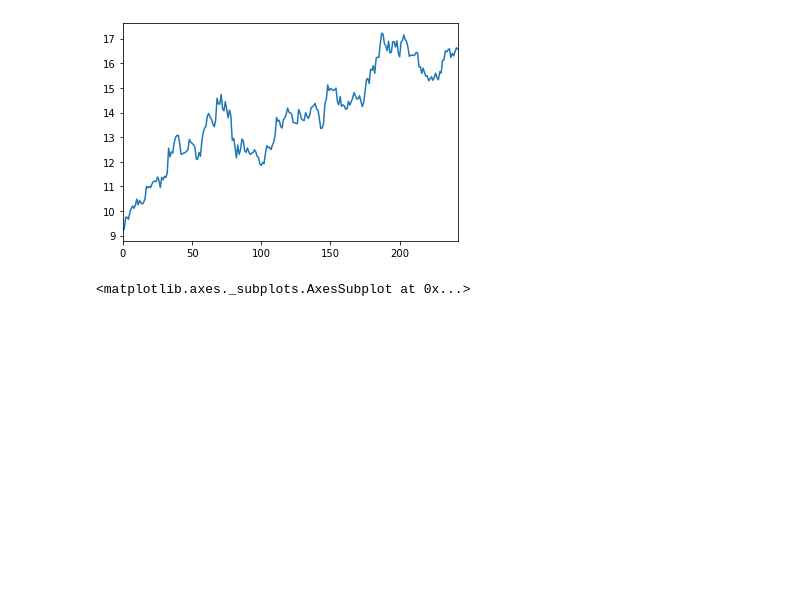
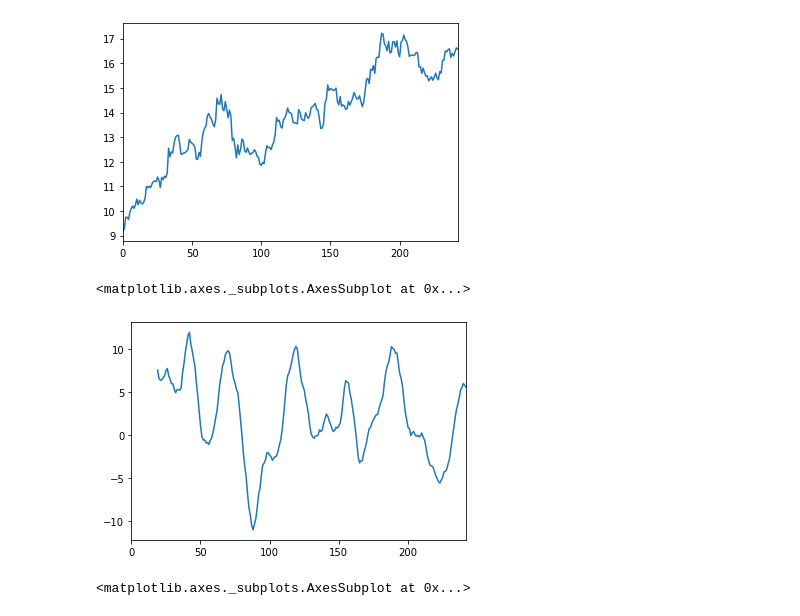
Before and after one commit to carl-3070/Quantify_Trade, a Jupyter notebook: finance_utils.ipynb, the cells around one changed output. Drawn from its saved outputs; the diff is of its cells as text; code cells hidden in the pictures; blank space fills up the shorter version.

```diff
--- a/finance_utils.ipynb
+++ b/finance_utils.ipynb
@@ -381,6 +381,43 @@ def kst(df):
     kst = rcma1 + rcma2*2 + rcma3*3 + rcma4*4
     kst_signal_line = kst.rolling(9).mean()
     return pd.DataFrame(dict(kst=kst, kst_signal_line=kst_signal_line))
+# %%
+def special_k(df):
+    '''
+     Special K =  10 Period Simple Moving Average of ROC(10) * 1
+                + 10 Period Simple Moving Average of ROC(15) * 2
+                + 10 Period Simple Moving Average of ROC(20) * 3
+                + 15 Period Simple Moving Average of ROC(30) * 4
+                + 50 Period Simple Moving Average of ROC(40) * 1
+                + 65 Period Simple Moving Average of ROC(65) * 2
+                + 75 Period Simple Moving Average of ROC(75) * 3
+                +100 Period Simple Moving Average of ROC(100)* 4
+                +130 Period Simple Moving Average of ROC(195)* 1
+                +130 Period Simple Moving Average of ROC(265)* 2
+                +130 Period Simple Moving Average of ROC(390)* 3
+                +195 Period Simple Moving Average of ROC(530)* 4
+    '''
+    special_k  =  roc(df, 10).rolling(10).mean()
+    + roc(df, 15).rolling(10).mean() * 2
+    + roc(df, 20).rolling(10).mean() * 3
+    + roc(df, 30).rolling(15).mean() * 4
+    + roc(df, 40).rolling(50).mean()
+    + roc(df, 65).rolling(65).mean() * 2
+    + roc(df, 75).rolling(75).mean() * 3
+    + roc(df, 100).rolling(100).mean() * 4
+    + roc(df, 195).rolling(130).mean()
+    + roc(df, 265).rolling(130).mean() * 2
+    + roc(df, 390).rolling(130).mean() * 3
+    if len(df)>725:
+        special_k = special_k + roc(df, 530).rolling(195).mean() * 4
+    return special_k
+# %%
+special_k_ret = special_k(df)
+# %%
+special_k_ret.plot()
+# %% [output]
+<matplotlib.axes._subplots.AxesSubplot at 0x...>
+[figure, added]
 # %%
 kst_ret = kst(df)
 # %%
```
